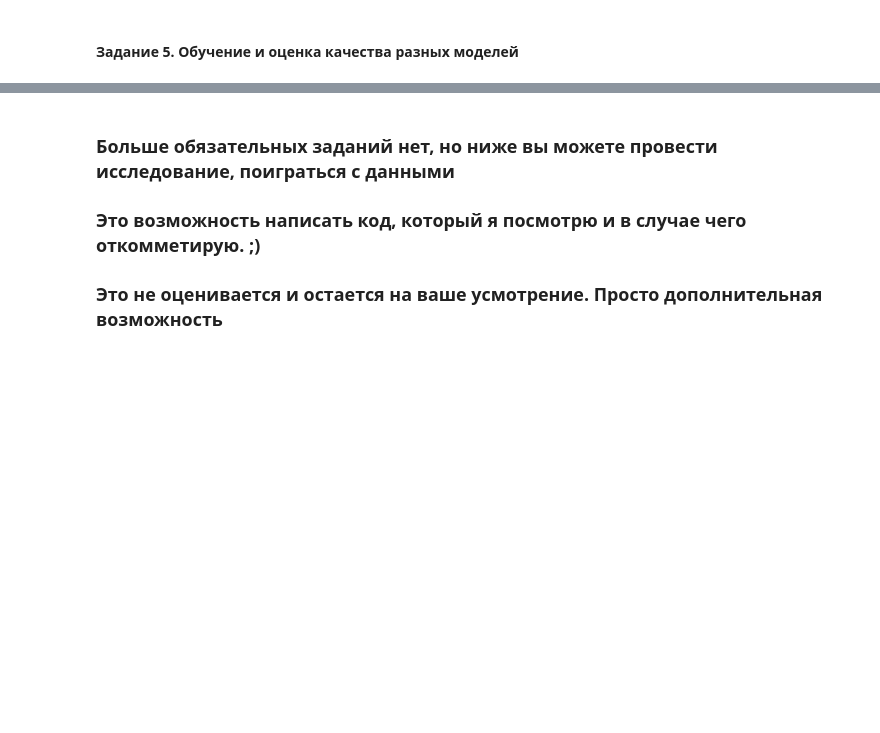
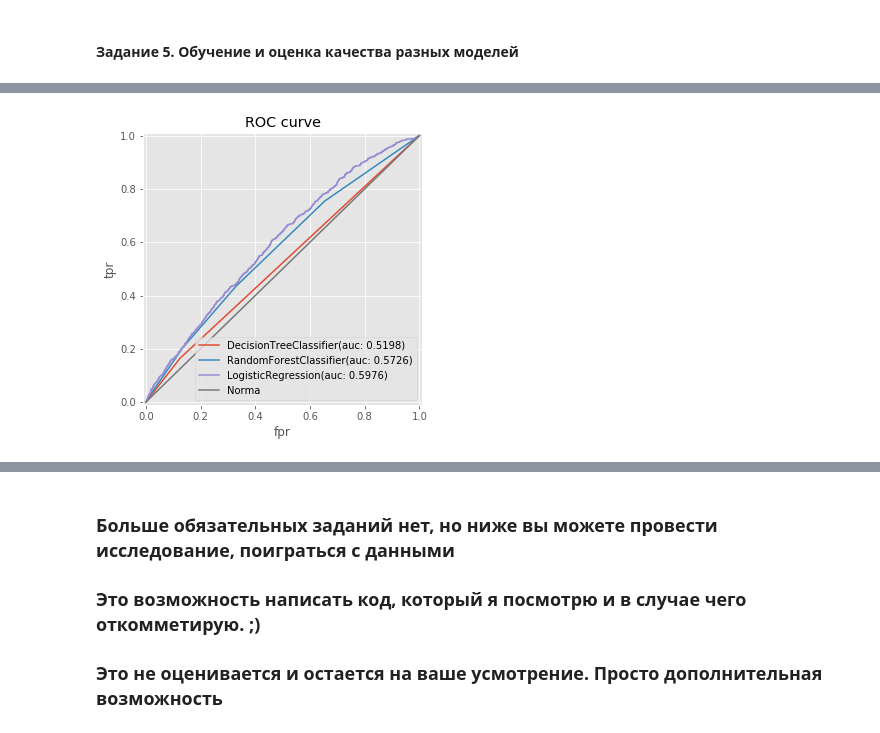
Before and after one commit to VeeCount/sfml, a Jupyter notebook: lesson_02/HomeWork/hw2-task.ipynb, the cells around one changed output, grey strips where cells are left out. Drawn from its saved outputs; the diff is of its cells as text; code cells hidden in the pictures; blank space fills up the shorter version.

```diff
--- a/lesson_02/HomeWork/hw2-task.ipynb
+++ b/lesson_02/HomeWork/hw2-task.ipynb
@@ -337,7 +390,9 @@ memory usage: 12.0+ MB
 from sklearn.model_selection import train_test_split
 # test_size=0.3, random_state=42
 
-## Your Code Here
+df_set = df_preproc.drop(columns=['TARGET', 'sample'])
+target = df_preproc['TARGET']
+X_train, X_test, y_train, y_test = train_test_split(df_set, target, test_size=0.3, random_state=42)
 # %%
 # Попробовать следующие "черные ящики": интерфейс одинаковый
 # Постепенно мы узнаем, что они делают а сейчас учимся понимать какой работает качественнее
@@ -359,0 +430,16 @@ from sklearn.metrics import accuracy_score, precision_score, recall_score
+# %%
+# Посчитать метрики стандартные
+# accuracy, precision, recall
+
+from sklearn.metrics import accuracy_score, precision_score, recall_score, f1_score
+
+for alg_name, val in alg_dict.items():
+    val['precision'] = precision_score(y_test, val['predict'])
+    val['recall'] = recall_score(y_test, val['predict'])
+    val['accuracy'] = accuracy_score(y_test, val['predict'])
+    val['f1'] = f1_score(y_test, val['predict'])
+    print(alg_name)
+    print(f"\tprecision:\t{val['precision']:.4f}")
+    print(f"\trecall:\t\t{val['recall']:.4f}")
+    print(f"\taccuracy:\t{val['accuracy']:.4f}")
+    print(f"\tf1:\t\t{val['f1']:.4f}")
@@ -371,3 +471,28 @@ from sklearn.metrics import accuracy_score, precision_score, recall_score
+# %%
+# Потроить roc-кривые всех можелей на одном графике
+# Вывести roc_auc каждой моделе
+# Подпишите оси и линии
+
+from matplotlib import pyplot as plt
+from sklearn.metrics import roc_auc_score, roc_curve
+plt.figure(figsize=(5, 5))
+
+for alg_name, val in alg_dict.items():
+    fpr, tpr, thresholds = roc_curve(y_test, val['predict_proba'])
+    auc_score = roc_auc_score(y_test, val['predict_proba'])
+    plt.plot(fpr, tpr, label=f"{alg_name}(auc: {auc_score:.4f})")
+
+plt.plot([0, 1], [0, 1], label="Norma")
+plt.legend()
+plt.ylabel('tpr')
+plt.xlabel('fpr')
+plt.grid(True)
+plt.title('ROC curve')
+plt.xlim((-0.01, 1.01))
+plt.ylim((-0.01, 1.01))
+plt.show()
+# %% [output]
+[figure, added]
 # %%
 from sklearn.model_selection import cross_val_score
 # Сделать k-fold (10 фолдов) кросс-валидацию каждой модели
```
Also changed, not shown: parts of 20 cells of this notebook.
